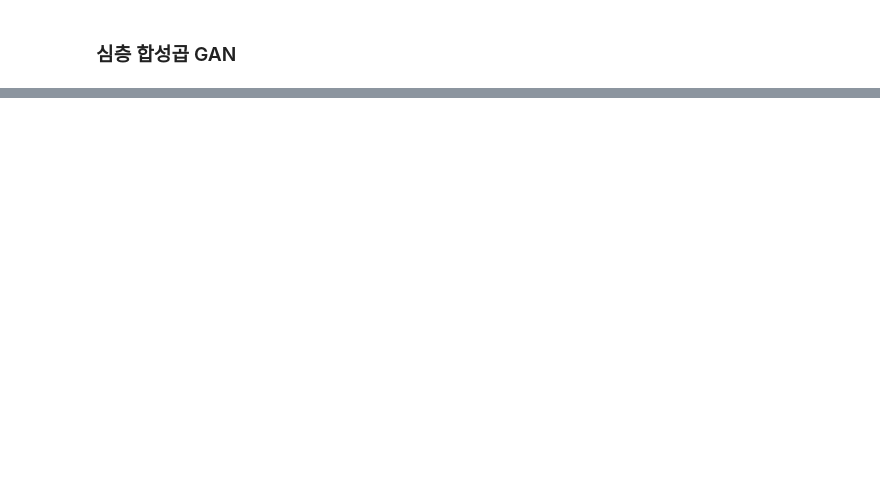
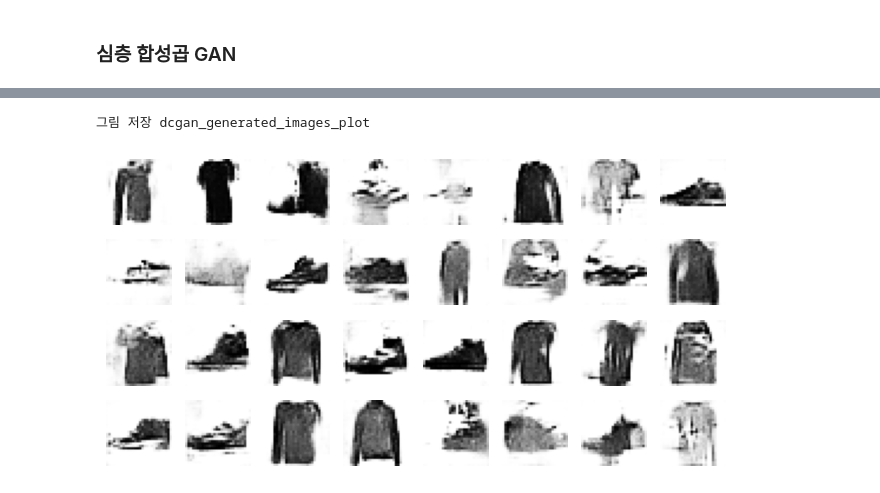
Before and after one commit to r0cd7b/autoencoders_and_gans, a Jupyter notebook: autoencoders_and_gans.ipynb, the cells around one changed output, grey strips where cells are left out. Drawn from its saved outputs; the diff is of its cells as text; code cells hidden in the pictures; blank space fills up the shorter version.

```diff
--- a/autoencoders_and_gans.ipynb
+++ b/autoencoders_and_gans.ipynb
@@ -785,0 +787,8 @@ Epoch 1/50
+# %%
+noise = tf.random.normal([batch_size, codings_size])
+generated_images = generator(noise)
+plot_multiple_images(generated_images, 8)
+save_fig('dcgan_generated_images_plot', False)
+# %% [output]
+그림 저장 dcgan_generated_images_plot
+[figure, added]
```
Also changed, not shown: parts of 38 cells of this notebook, 9 other files.
